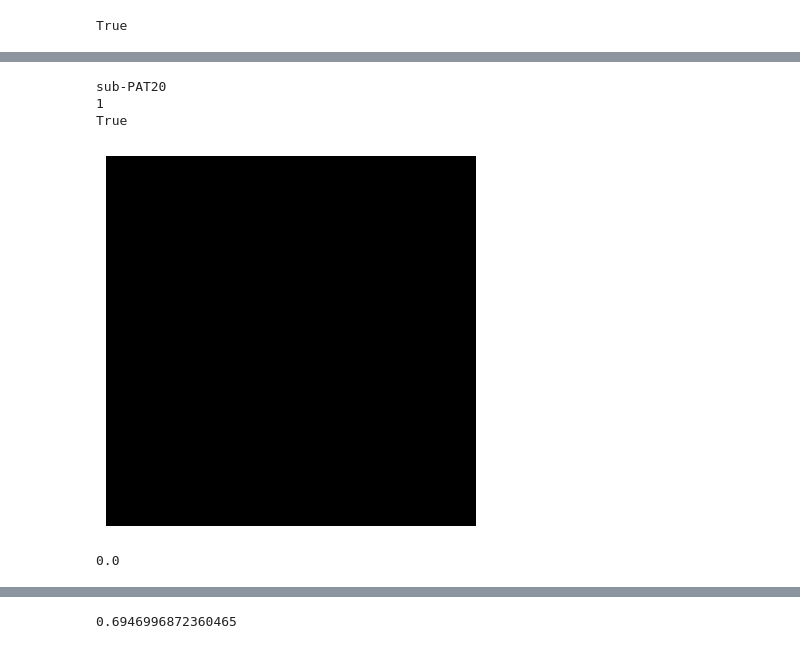
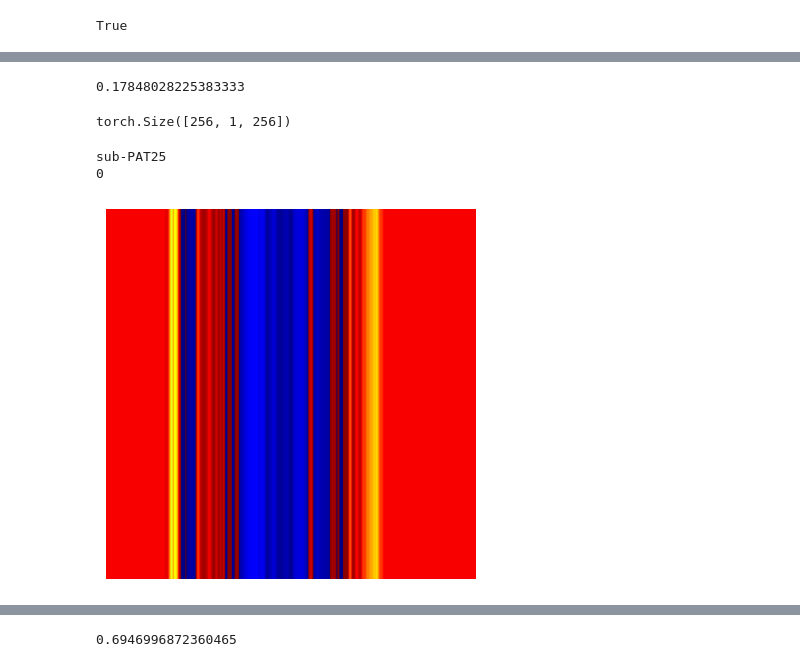
Before and after one commit to adiljahouh/Thesis-Change-Detection-in-MRI, a Jupyter notebook: notebooks/debug_pairs.ipynb, the cells around one changed output, grey strips where cells are left out. Cells and saved outputs as stored; diff of their text form; code cells hidden in the pictures.

```diff
--- a/notebooks/debug_pairs.ipynb
+++ b/notebooks/debug_pairs.ipynb
@@ -199,6 +199,7 @@ class imagePairs(Dataset):
 
                                 self.data.extend(triplets_pat)
                                 self.labels.extend([label for (_, label, _) in images_post_pad])
+                                return
                         except FileNotFoundError as e:
                             print(f"{e}, this is normal to happen for 3 subjects which have no postoperative data")
                         except Exception as e:
@@ -310,0 +379,12 @@ Total number of images after balancing: 394
+# %%
+test = subject_images[0]
+print(test['pat_id'])
+print(test['label'])
+# print(test['pre'])
+# plt.imshow(test['pre'], cmap='gray')
+
+# Plot the mask in red color with low opacity
+# plt.imshow(test['pre'],cmap='gray')
+plt.imshow(test['post'], cmap='gray')
+plt.axis('off')
+plt.show()
@@ -311,24 +395,29 @@ Total number of images after balancing: 394
+# %%
+test['pre'][255][255]
+# test['post'][255][255]
+# %% [output]
+0.17848028225383333
+# %%
+pre = torch.from_numpy(test['pre']).float().unsqueeze(1)
+post = torch.from_numpy(test['post']).float().unsqueeze(1)
+heatmap, out1_trans, out2_trans = single_layer_similar_heatmap_visual(pre, post, 'l2')
+# %% [output]
+torch.Size([256, 1, 256])
 # %%
-test = subject_images[10]
+test = subject_images[3]
 test['index_pre']
 print(test['pat_id'])
 print(test['label'])
-print(slice_has_high_info(test['pre'], value_minimum=0.15, percentage_minimum=0.05))
 # print(test['pre'])
-# plt.imshow(test['pre'], cmap='gray')
+plt.imshow(heatmap)
 
 # Plot the mask in red color with low opacity
-plt.imshow(test['tumor'],cmap='gray')
+# plt.imshow(test['tumor'],cmap='Reds', alpha=0.6)
 #plt.imshow(test['post'], cmap='Reds', alpha=0.3)
 # Show the plot
 plt.axis('off')
 plt.show()
 # %% [output]
-sub-PAT20
-1
-True
+sub-PAT25
+0
-[figure, old version]
+[figure, new version]
-# %%
-print(test['tumor'].max())
-# %% [output]
-0.0
```
Also changed, not shown: parts of 4 cells of this notebook, 1 other file.
